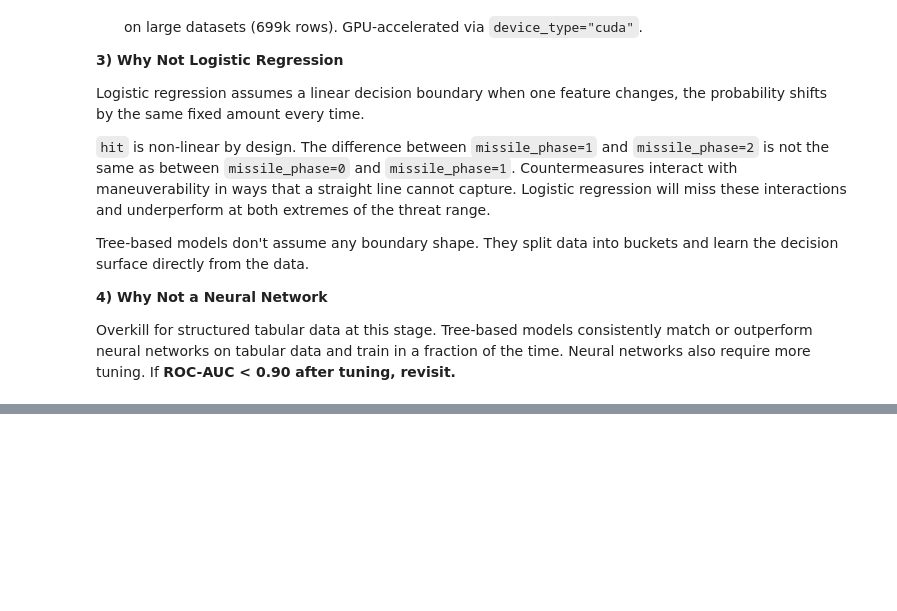
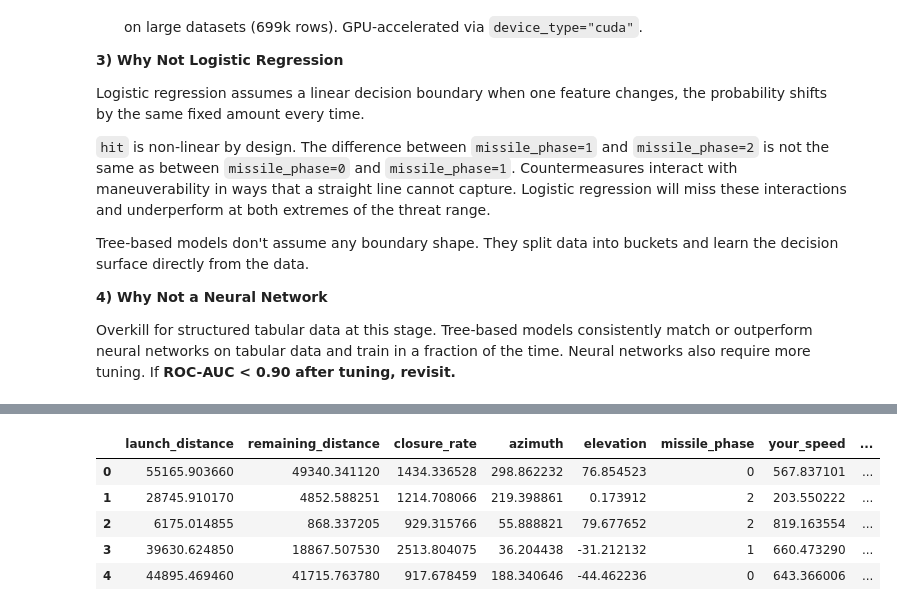
Before and after one commit to Eakempreet/ATAS_Project, a Jupyter notebook: notebooks/03_hit_classifier/03_hit_classifier.ipynb, the cells around one changed output, grey strips where cells are left out. Saved outputs shown, nothing was run; the diff lists cells and outputs as text; code cells hidden in the pictures; blank space fills up the shorter version.

```diff
--- a/notebooks/03_hit_classifier/03_hit_classifier.ipynb
+++ b/notebooks/03_hit_classifier/03_hit_classifier.ipynb
@@ -800,0 +1049,10 @@ Overkill for structured tabular data at this stage. Tree-based models consistent
+# %%
+# Checking our training data
+train_df.head()
+# %% [output]
+|  | launch_distance | remaining_distance | closure_rate | azimuth | elevation | missile_phase | your_speed | ... |
+| 0 | 55165.903660 | 49340.341120 | 1434.336528 | 298.862232 | 76.854523 | 0 | 567.837101 | ... |
+| 1 | 28745.910170 | 4852.588251 | 1214.708066 | 219.398861 | 0.173912 | 2 | 203.550222 | ... |
+| 2 | 6175.014855 | 868.337205 | 929.315766 | 55.888821 | 79.677652 | 2 | 819.163554 | ... |
+| 3 | 39630.624850 | 18867.507530 | 2513.804075 | 36.204438 | -31.212132 | 1 | 660.473290 | ... |
+| 4 | 44895.469460 | 41715.763780 | 917.678459 | 188.340646 | -44.462236 | 0 | 643.366006 | ... |
```
Also changed, not shown: parts of 26 cells of this notebook.
